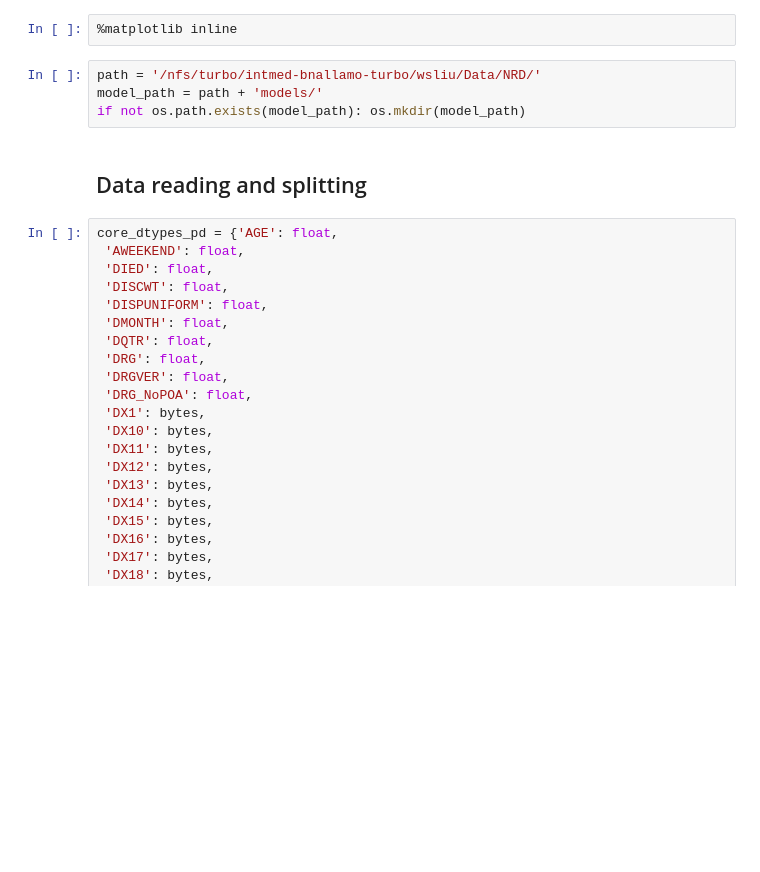
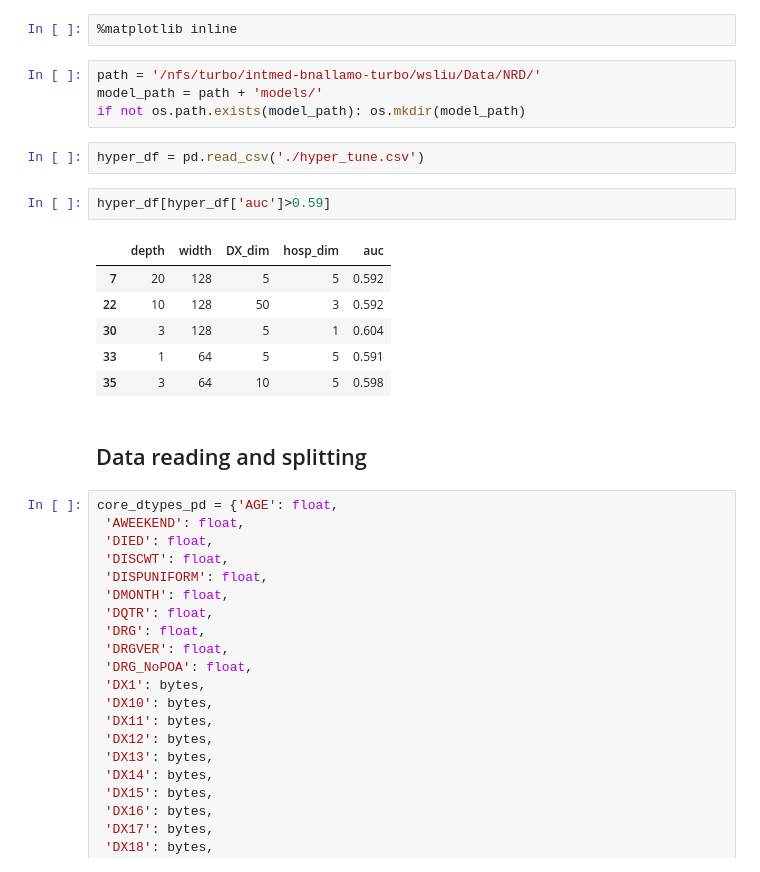
Before and after one commit to wenshuoliu/DLproj, a Jupyter notebook: NRD/Prediction_by_codes.ipynb, the cells around one changed output. Saved outputs shown, nothing was run; the diff lists cells and outputs as text; blank space fills up the shorter version.

```diff
--- a/NRD/Prediction_by_codes.ipynb
+++ b/NRD/Prediction_by_codes.ipynb
@@ -14,6 +14,17 @@ import os
 path = '/nfs/turbo/intmed-bnallamo-turbo/wsliu/Data/NRD/'
 model_path = path + 'models/'
 if not os.path.exists(model_path): os.mkdir(model_path)
+# %%
+hyper_df = pd.read_csv('./hyper_tune.csv')
+# %%
+hyper_df[hyper_df['auc']>0.59]
+# %% [output]
+|  | depth | width | DX_dim | hosp_dim | auc |
+| 7 | 20 | 128 | 5 | 5 | 0.592 |
+| 22 | 10 | 128 | 50 | 3 | 0.592 |
+| 30 | 3 | 128 | 5 | 1 | 0.604 |
+| 33 | 1 | 64 | 5 | 5 | 0.591 |
+| 35 | 3 | 64 | 10 | 5 | 0.598 |
 # %% [markdown]
 ## Data reading and splitting
 # %%
```
Also changed, not shown: parts of 5 cells of this notebook, 5 other files.
